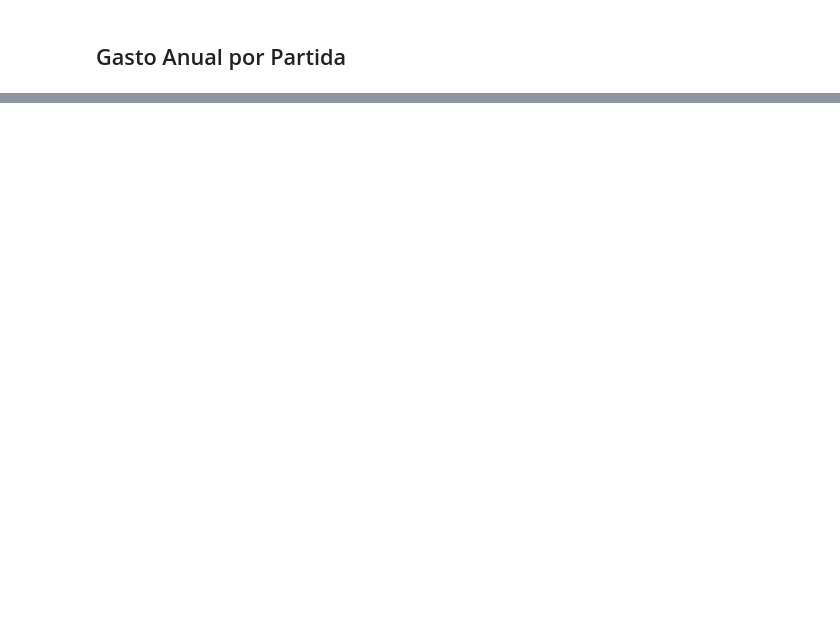
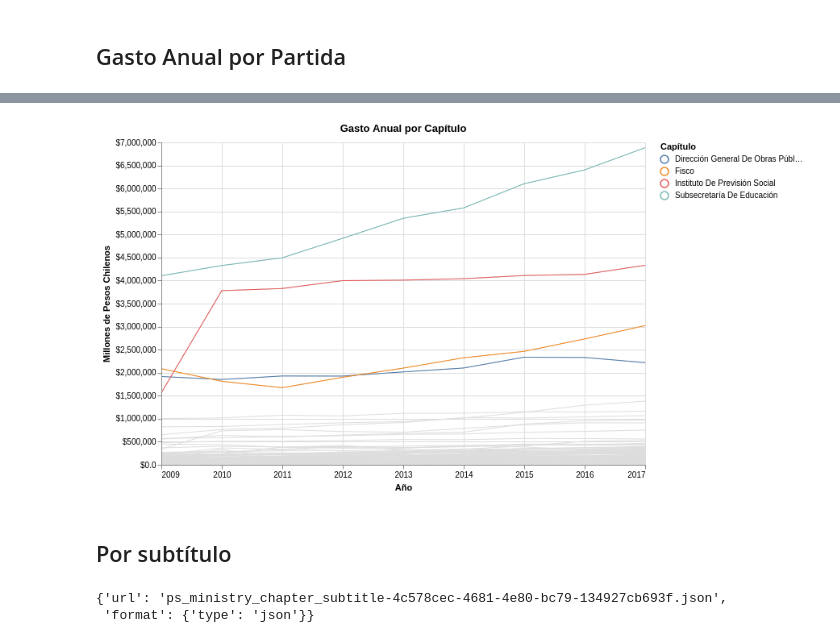
Before and after one commit to aoguedao/Dathaton-Gasto-Fiscal-Viz, a Jupyter notebook: GastoNetoMensualizado.ipynb, the cells around one changed output, grey strips where cells are left out. Drawn from its saved outputs; the diff is of its cells as text; code cells hidden in the pictures; blank space fills up the shorter version.

```diff
--- a/GastoNetoMensualizado.ipynb
+++ b/GastoNetoMensualizado.ipynb
@@ -430,0 +294,2 @@ partida_chart.encode(color='item:N') + partida_chart.mark_point().encode(color='
+# %%
+gasto_promedio_anual_partida_capitulo = ps_ministry_chapter.groupby(['capitulo', pd.Grouper(key='date', freq='1Y')])['gasto'].sum().groupby(level=0).mean().sort_values(ascending=False).reset_index()
@@ -430,0 +351,7 @@ partida_chart.encode(color='item:N') + partida_chart.mark_point().encode(color='
+# %%
+pub_spend_ministry_chapter_layer.save(os.path.join('charts', 'gastoAnualCapitulo.json'))
+pub_spend_ministry_chapter_layer
+# %% [output]
+[figure, added]
+# %% [markdown]
+## Por subtítulo
@@ -430,0 +362,5 @@ partida_chart.encode(color='item:N') + partida_chart.mark_point().encode(color='
+# %%
+ps_ministry_chapter_subtitle_dict
+# %% [output]
+{'url': 'ps_ministry_chapter_subtitle-4c578cec-4681-4e80-bc79-134927cb693f.json',
+ 'format': {'type': 'json'}}
```
Also changed, not shown: parts of 125 cells of this notebook.
